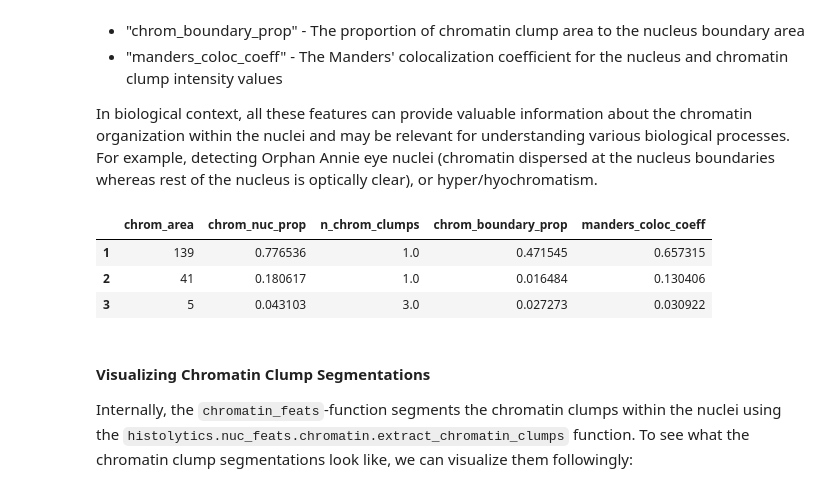
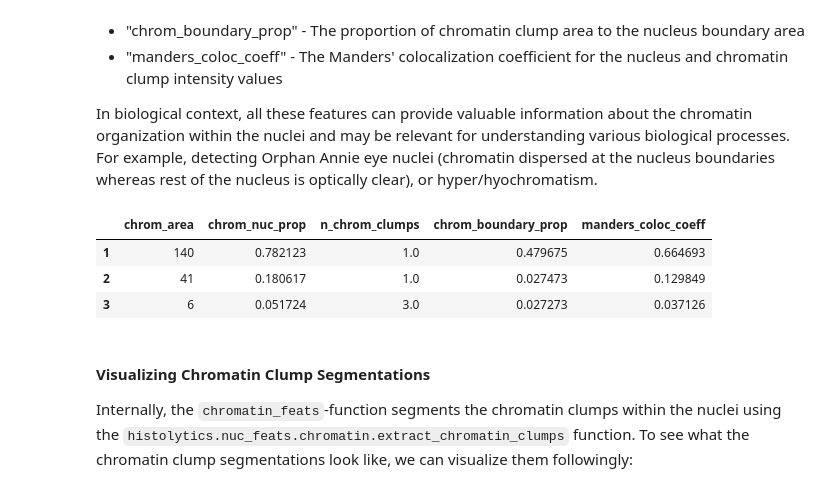
Before and after one commit to HautaniemiLab/histolytics, a Jupyter notebook: docs/user_guide/spatial/nuclear_features.ipynb, the cells around one changed output. Drawn from its saved outputs; the diff is of its cells as text; code cells hidden in the pictures.

```diff
--- a/docs/user_guide/spatial/nuclear_features.ipynb
+++ b/docs/user_guide/spatial/nuclear_features.ipynb
@@ -142,22 +141,22 @@ In biological context, all these features can provide valuable information about
 # %%
 from histolytics.nuc_feats.chromatin import chromatin_feats
 
 metrics = [
     "chrom_area",
     "chrom_nuc_prop",
     "n_chrom_clumps",
     "chrom_boundary_prop",
     "manders_coloc_coeff",
 ]
 
 # compute chromatin distribution features
-chrom_feats = chromatin_feats(he, inst_mask, metrics=metrics, device="cuda")
+chrom_feats = chromatin_feats(he, inst_mask, metrics=metrics, device="cpu")
 chrom_feats.head(3)
 # %% [output]
 |  | chrom_area | chrom_nuc_prop | n_chrom_clumps | chrom_boundary_prop | manders_coloc_coeff |
-| 1 | 139 | 0.776536 | 1.0 | 0.471545 | 0.657315 |
-| 2 | 41 | 0.180617 | 1.0 | 0.016484 | 0.130406 |
-| 3 | 5 | 0.043103 | 3.0 | 0.027273 | 0.030922 |
+| 1 | 140 | 0.782123 | 1.0 | 0.479675 | 0.664693 |
+| 2 | 41 | 0.180617 | 1.0 | 0.027473 | 0.129849 |
+| 3 | 6 | 0.051724 | 3.0 | 0.027273 | 0.037126 |
 # %% [markdown]
 #### Visualizing Chromatin Clump Segmentations
 
```
Also changed, not shown: parts of 4 cells of this notebook, 2 other files.
